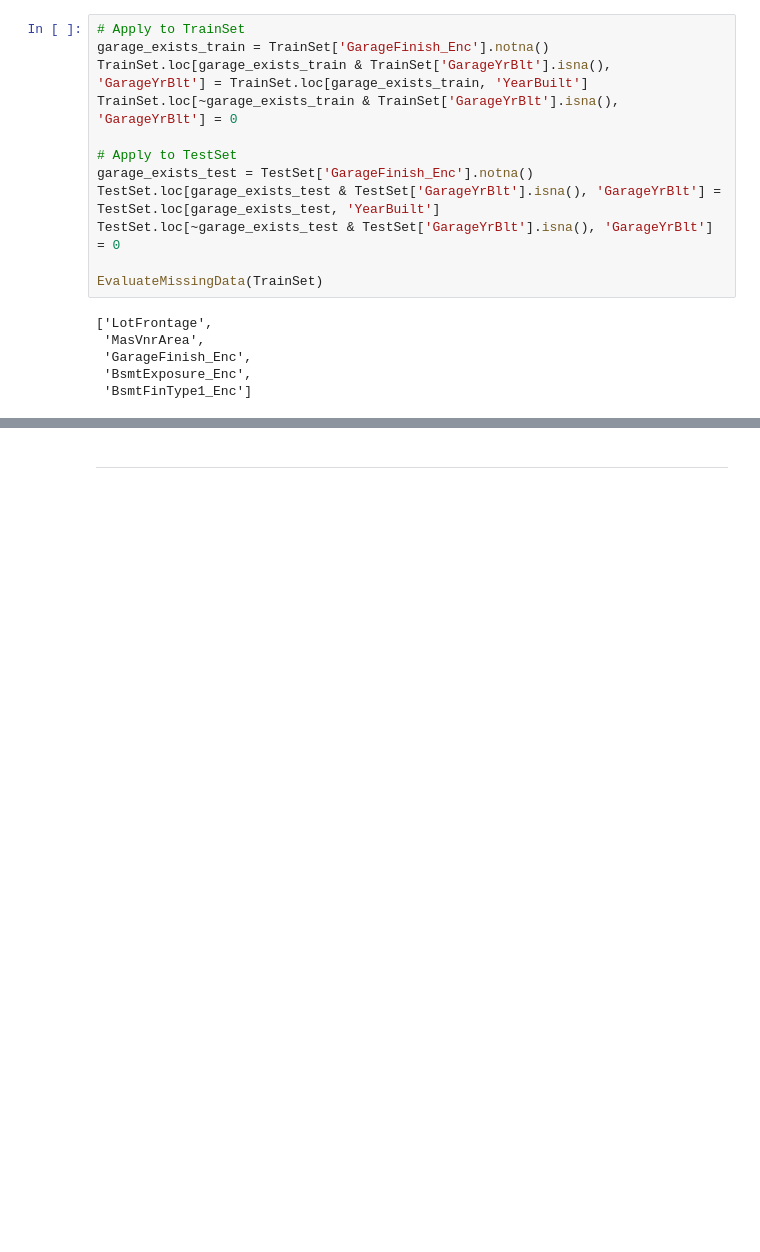
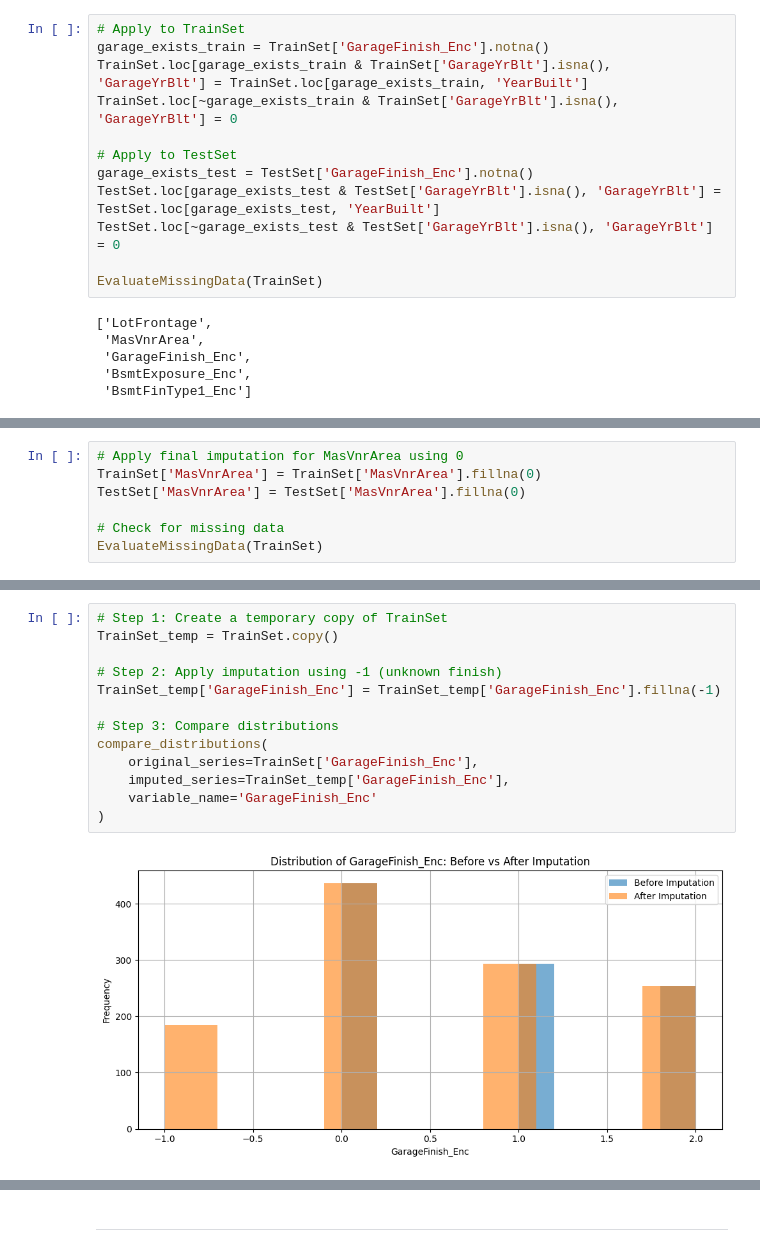
Before and after one commit to galindo89/heritage-housing-ml-pgz, a Jupyter notebook: jupyter_notebooks/03 - DataCleaning.ipynb, the cells around one changed output, grey strips where cells are left out. Drawn from its saved outputs; the diff is of its cells as text; blank space fills up the shorter version.

```diff
--- a/jupyter_notebooks/03 - DataCleaning.ipynb
+++ b/jupyter_notebooks/03 - DataCleaning.ipynb
@@ -457,0 +515,7 @@ EvaluateMissingData(TrainSet)
+# %%
+# Apply final imputation for MasVnrArea using 0
+TrainSet['MasVnrArea'] = TrainSet['MasVnrArea'].fillna(0)
+TestSet['MasVnrArea'] = TestSet['MasVnrArea'].fillna(0)
+
+# Check for missing data
+EvaluateMissingData(TrainSet)
@@ -457,0 +537,15 @@ EvaluateMissingData(TrainSet)
+# %%
+# Step 1: Create a temporary copy of TrainSet
+TrainSet_temp = TrainSet.copy()
+
+# Step 2: Apply imputation using -1 (unknown finish)
+TrainSet_temp['GarageFinish_Enc'] = TrainSet_temp['GarageFinish_Enc'].fillna(-1)
+
+# Step 3: Compare distributions
+compare_distributions(
+    original_series=TrainSet['GarageFinish_Enc'],
+    imputed_series=TrainSet_temp['GarageFinish_Enc'],
+    variable_name='GarageFinish_Enc'
+)
+# %% [output]
+[figure, added]
```
Also changed, not shown: parts of 22 cells of this notebook, 1 other file.
